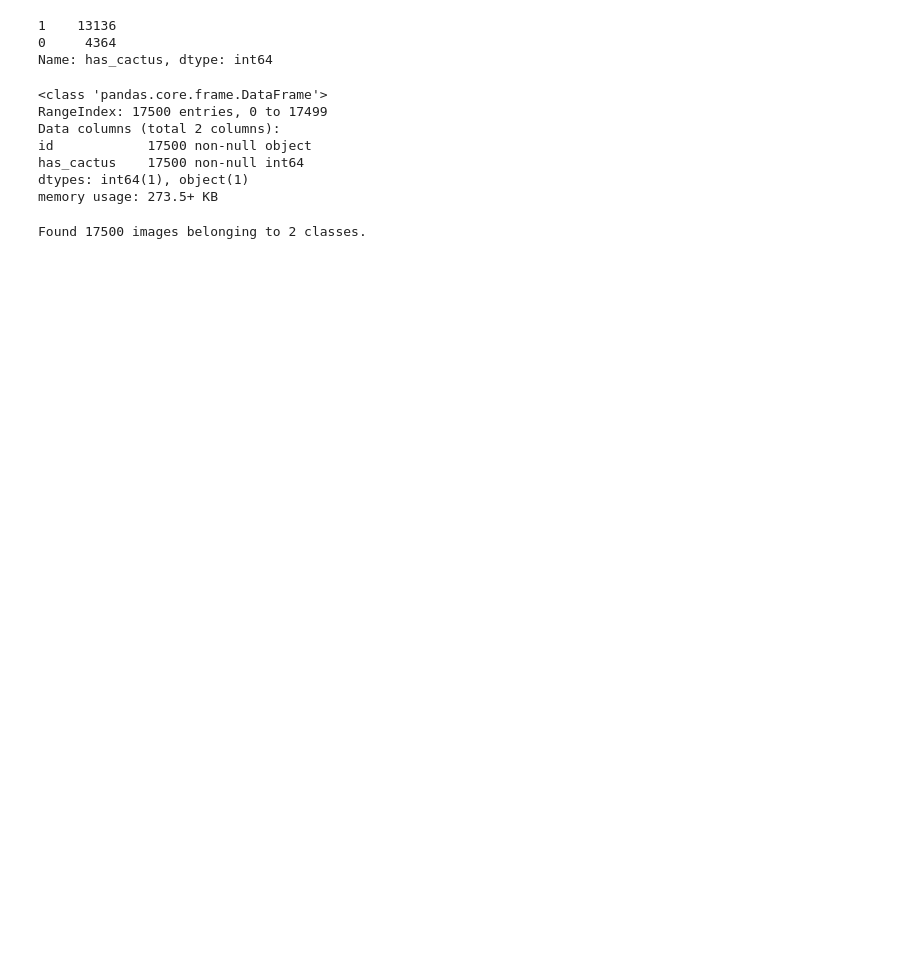
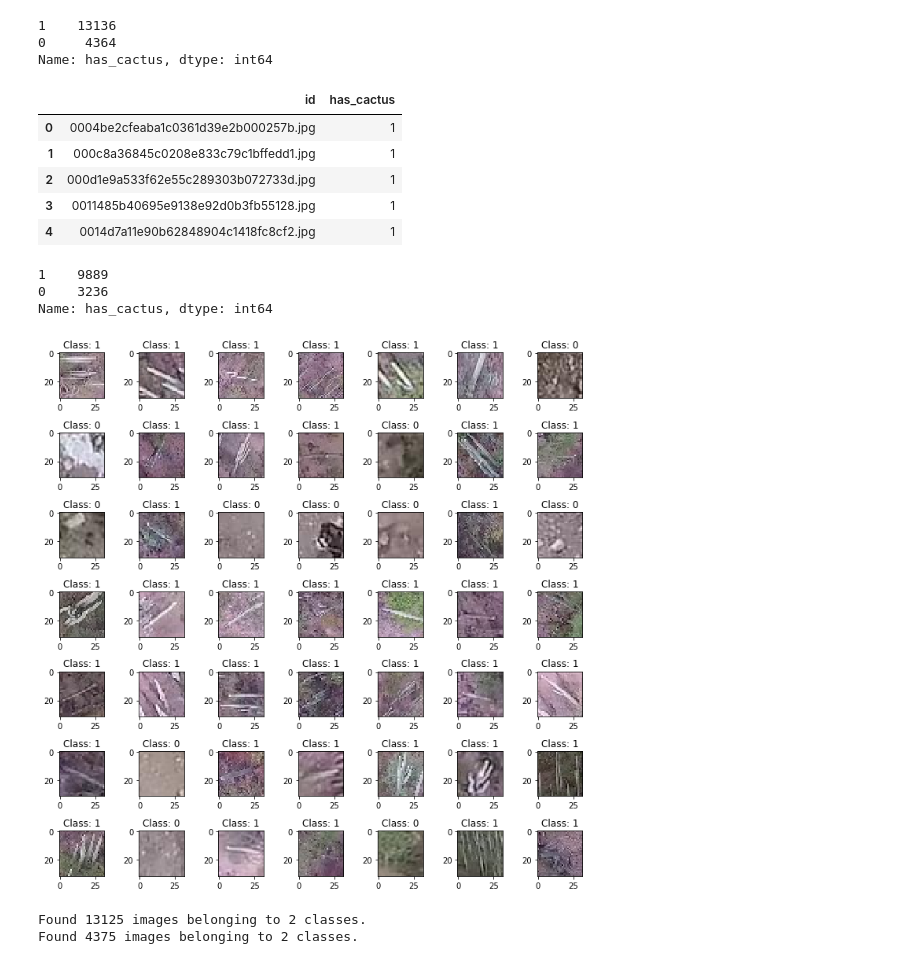
Before and after one commit to maglkp/kaggle, a Jupyter notebook: aerialcactus/aerialcactus.ipynb, the cells around one changed output. Drawn from its saved outputs; the diff is of its cells as text; code cells hidden in the pictures; blank space fills up the shorter version.

```diff
--- a/aerialcactus/aerialcactus.ipynb
+++ b/aerialcactus/aerialcactus.ipynb
@@ -25,12 +25,11 @@ df.has_cactus.value_counts()
 0     4364
 Name: has_cactus, dtype: int64
 # %%
-df.info()
+df.head()
 # %% [output]
-<class 'pandas.core.frame.DataFrame'>
-RangeIndex: 17500 entries, 0 to 17499
-Data columns (total 2 columns):
-id            17500 non-null object
-has_cactus    17500 non-null int64
-dtypes: int64(1), object(1)
-memory usage: 273.5+ KB
+|  | id | has_cactus |
+| 0 | 0004be2cfeaba1c0361d39e2b000257b.jpg | 1 |
+| 1 | 000c8a36845c0208e833c79c1bffedd1.jpg | 1 |
+| 2 | 000d1e9a533f62e55c289303b072733d.jpg | 1 |
+| 3 | 0011485b40695e9138e92d0b3fb55128.jpg | 1 |
+| 4 | 0014d7a11e90b62848904c1418fc8cf2.jpg | 1 |
@@ -36,0 +38,23 @@ memory usage: 273.5+ KB
+# %%
+df_train.has_cactus.value_counts()
+# %% [output]
+1    9889
+0    3236
+Name: has_cactus, dtype: int64
+# %%
+def plot_images_df(df, top=25):
+
+  plt.figure(figsize=(10, 10))
+  for idx in range(top):
+    pics_per_row = int(top**.5)
+    plt.subplot(pics_per_row, pics_per_row, idx + 1)
+
+    img = mpimage.imread(os.path.join('train', df.iloc[idx].id))
+    plt.imshow(img)
+    plt.title('Class: {}'.format(df.iloc[idx].has_cactus))
+
+  plt.tight_layout()
+
+plot_images_df(df, 49)
+# %% [output]
+[figure, added]
@@ -37,8 +78,10 @@ memory usage: 273.5+ KB
 # %%
 datagen = ImageDataGenerator(rescale=1./255)
-train_generator = datagen.flow_from_dataframe(dataframe=df, directory="train", x_col="id", y_col="has_cactus", class_mode="binary", target_size=(32,32), batch_size=32)
+train_generator = datagen.flow_from_dataframe(dataframe=df_train, directory="train", x_col="id", y_col="has_cactus", class_mode="binary", target_size=(32,32), batch_size=32)
+validation_generator = datagen.flow_from_dataframe(dataframe=df_test, directory="train", x_col="id", y_col="has_cactus", class_mode="binary", target_size=(32,32), batch_size=32)
 # %% [output]
-Found 17500 images belonging to 2 classes.
+Found 13125 images belonging to 2 classes.
+Found 4375 images belonging to 2 classes.
 # %%
 input_shape = (32, 32, 3)
 
```
Also changed, not shown: parts of 5 cells of this notebook.
